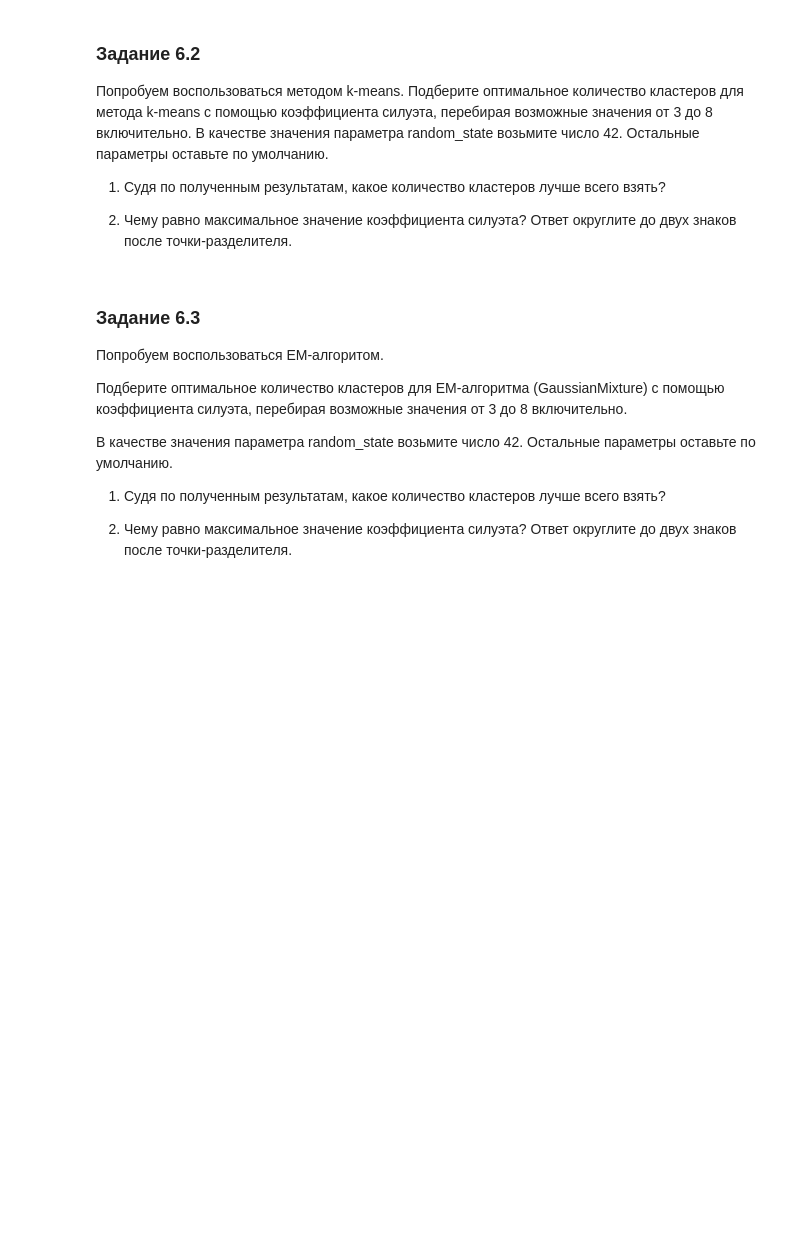
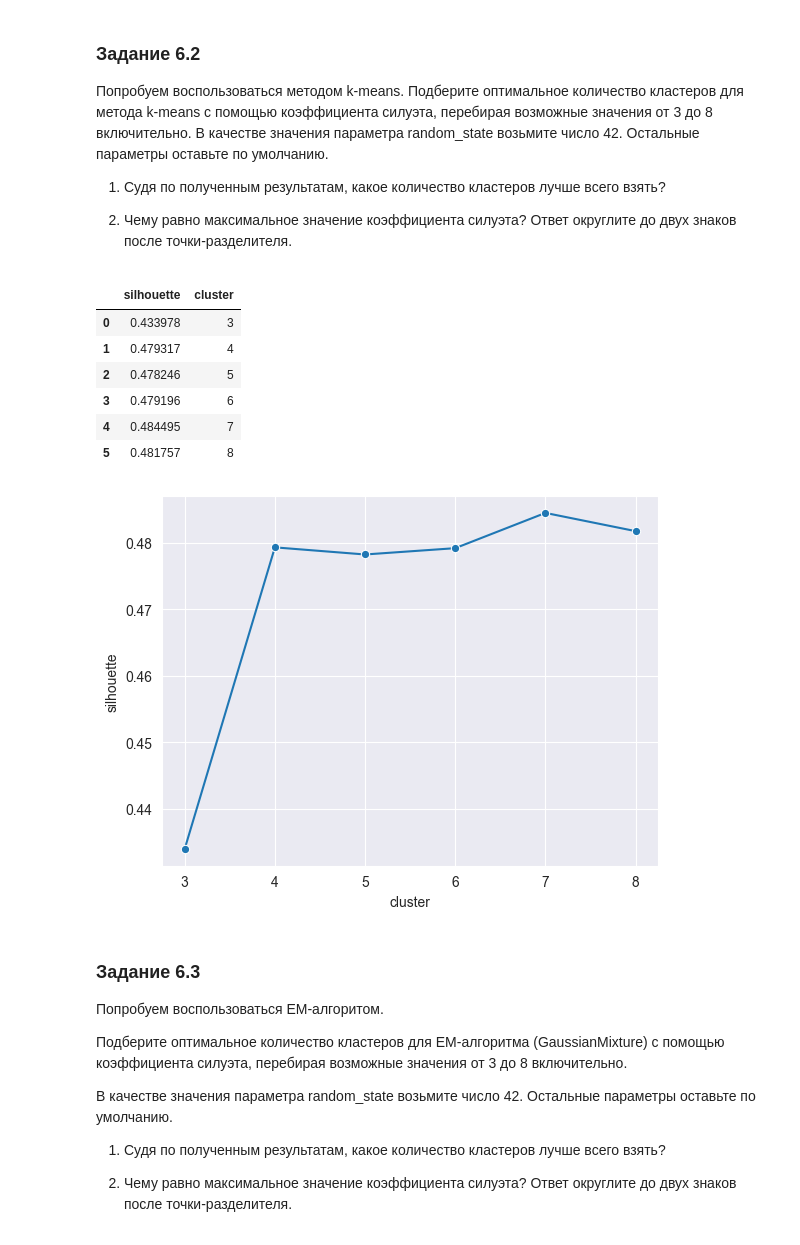
Before and after one commit to Elancinos/SF_DS_COURSE, a Jupyter notebook: Project_6/Project-6._Ноутбук-шаблон.ipynb, the cells around one changed output. Saved outputs shown, nothing was run; the diff lists cells and outputs as text; code cells hidden in the pictures; blank space fills up the shorter version.

```diff
--- a/Project_6/Project-6._Ноутбук-шаблон.ipynb
+++ b/Project_6/Project-6._Ноутбук-шаблон.ipynb
@@ -1243,3 +1243,13 @@ plot_cluster_profile(rfm_mean_by_claster, 3)
 Напомним, что дивергенция Кульбака-Лейблера - это функция потерь, которая минимизируется при обучения алгоритма t-SNE. Она показывает меру расстояния между двумя распределениями.
 
 Оптимальное значение данной характеристики, найденное в процессе обучения алгоритма t-SNE, хранится в атрибуте kl_divergence_ объекта класса TSNE из библиотеки sklearn. Конечно же, предварительно модель необходимо обучить, чтобы получить это значение.
+# %%
+tSNE_pipe = pipeline.Pipeline(
+    [('scaler', preprocessing.StandardScaler()),
+     ('tSNE', manifold.TSNE(n_components=2, perplexity=50, random_state=100))]
+    )
+
+tSNE_data = tSNE_pipe.fit_transform(rfm_table_cleaned.drop('cluster', axis=1))
+rfm_table_processed = pd.DataFrame(tSNE_data, columns=['axis-1', 'axis-2'])
+
+print('Значение дивергенции Кульбака-Лейблера:', np.round(tSNE_pipe['tSNE'].kl_divergence_, 2))
@@ -1261,6 +1275,39 @@ sns.scatterplot(data=rfm_table_processed, x='axis-1', y='axis-2');
 1) Судя по полученным результатам, какое количество кластеров лучше всего взять?
 
 2) Чему равно максимальное значение коэффициента силуэта? Ответ округлите до двух знаков после точки-разделителя.
+# %%
+def get_silhouette(cluster_num, X):
+    k_means = cluster.KMeans(n_clusters=cluster_num, init='k-means++', random_state=42)
+    k_means.fit(X)
+# подсчитаем метрику силуэта, передав данные и то, к каким кластерам относятся объекты
+    silhouette = metrics.silhouette_score(X, k_means.predict(X))
+    return silhouette
+
+# создадим пустой словарь, ключами будут инерция и количество кластеров
+silhouette_res = {"silhouette": [], "cluster": []}
+
+for cluster_num in range(3, 9):
+    silhouette_res["silhouette"].append(get_silhouette(cluster_num, rfm_table_processed))
+    silhouette_res["cluster"].append(cluster_num)
+
+# сохраним в датафрейм значение силуэта и количество кластеров
+silhouette_df = pd.DataFrame(silhouette_res)
+
+# установим стиль для визуализиции
+sns.set_style("darkgrid")
+# визуализируем зависимость значения инерции от количества кластеров
+sns.lineplot(data=silhouette_df, x="cluster", y="silhouette", marker= "o")
+
+silhouette_df
+# %% [output]
+|  | silhouette | cluster |
+| 0 | 0.433978 | 3 |
+| 1 | 0.479317 | 4 |
+| 2 | 0.478246 | 5 |
+| 3 | 0.479196 | 6 |
+| 4 | 0.484495 | 7 |
+| 5 | 0.481757 | 8 |
+[figure, added]
 # %% [markdown]
 ### Задание 6.3
 Попробуем воспользоваться EM-алгоритом.
```
Also changed, not shown: parts of 18 cells of this notebook, 3 other files.
